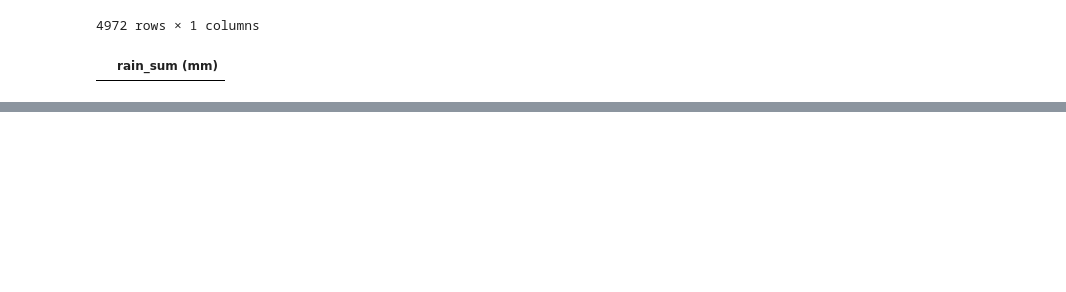
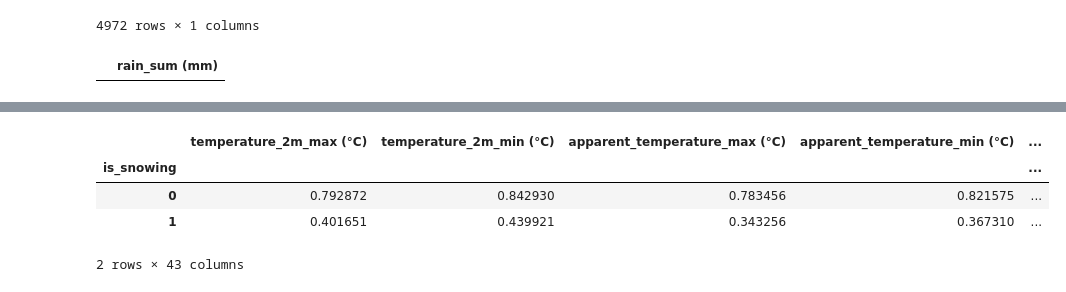
Before and after one commit to damahindra/BCC_FUGAZZI-in-Datavidia-2023, a Jupyter notebook: workspace-ces.ipynb, the cells around one changed output, grey strips where cells are left out. Cells and saved outputs as stored; diff of their text form; code cells hidden in the pictures; blank space fills up the shorter version.

```diff
--- a/workspace-ces.ipynb
+++ b/workspace-ces.ipynb
@@ -411,3 +434,11 @@ merge_result = pd.concat([test_scaled, result], axis=1)
+# %%
+train_scaled.groupby('is_snowing').mean()
+# %% [output]
+|  | temperature_2m_max (°C) | temperature_2m_min (°C) | apparent_temperature_max (°C) | apparent_temperature_min (°C) | ... |
+| is_snowing |  |  |  |  | ... |
+| 0 | 0.792872 | 0.842930 | 0.783456 | 0.821575 | ... |
+| 1 | 0.401651 | 0.439921 | 0.343256 | 0.367310 | ... |
+2 rows × 43 columns
 # %%
 train_scaled[train_scaled['rain_sum (mm)'] == train_scaled['rain_sum (mm)'].max()]
 # %% [output]
```
Also changed, not shown: parts of 19 cells of this notebook, 1 other file.
